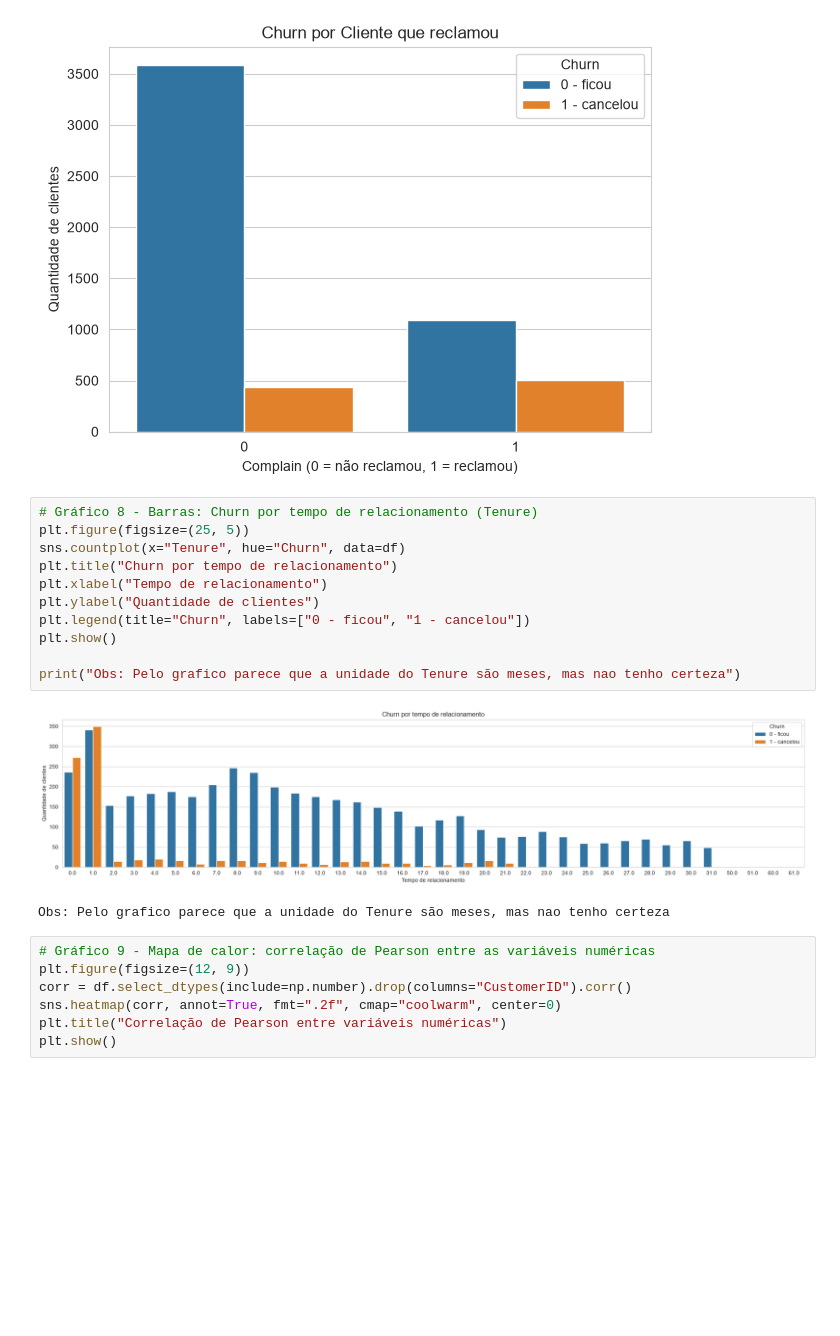
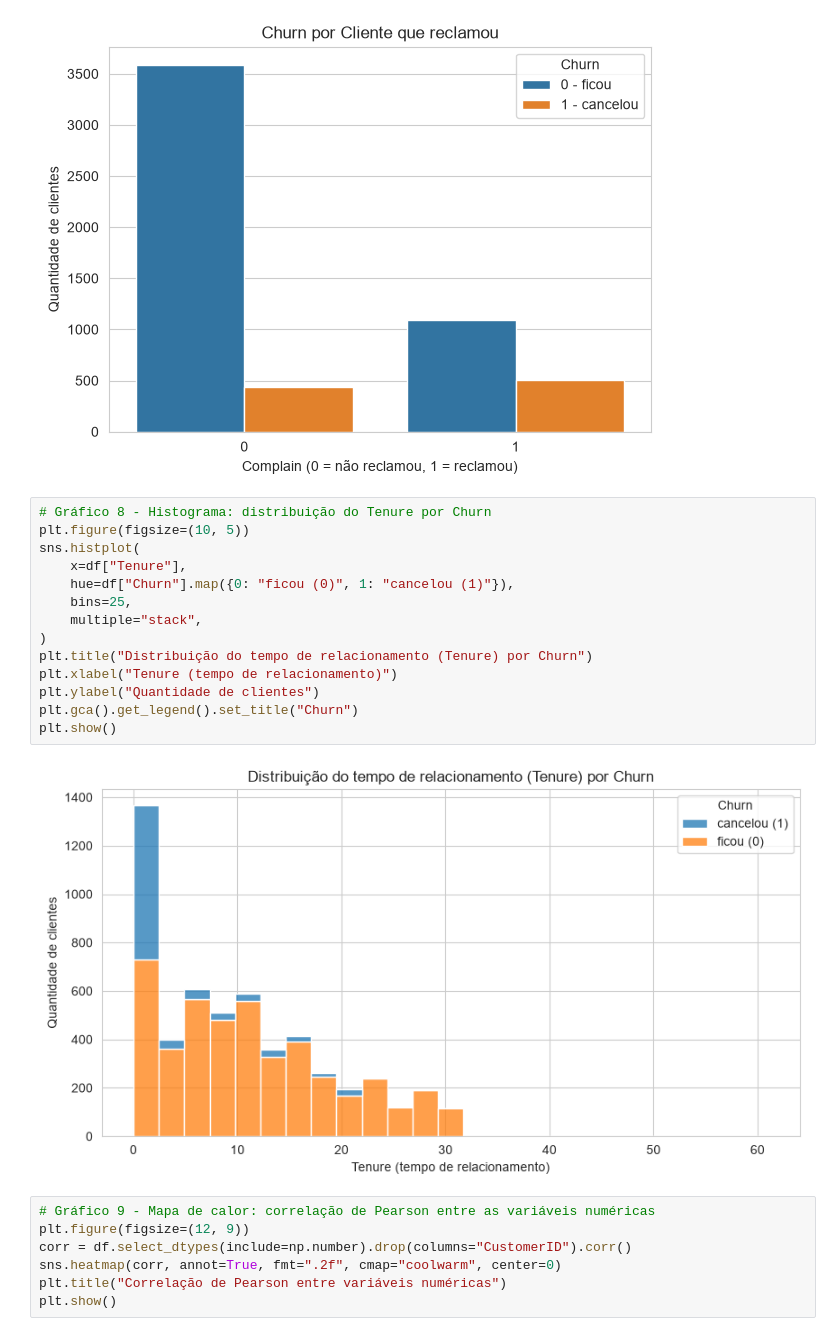
Before and after one commit to henriquetamaki-max/ML_ecommerce_churn, a Jupyter notebook: Henrique_tamaki_churn_ecommerce.ipynb, the cells around one changed output. Cells and saved outputs as stored; diff of their text form; blank space fills up the shorter version.

```diff
--- a/Henrique_tamaki_churn_ecommerce.ipynb
+++ b/Henrique_tamaki_churn_ecommerce.ipynb
@@ -188,19 +208,21 @@ plt.show()
 # %% [output]
 [figure]
 # %%
-# Gráfico 8 - Barras: Churn por tempo de relacionamento (Tenure)
-plt.figure(figsize=(25, 5))
-sns.countplot(x="Tenure", hue="Churn", data=df)
-plt.title("Churn por tempo de relacionamento")
-plt.xlabel("Tempo de relacionamento")
+# Gráfico 8 - Histograma: distribuição do Tenure por Churn
+plt.figure(figsize=(10, 5))
+sns.histplot(
+    x=df["Tenure"],
+    hue=df["Churn"].map({0: "ficou (0)", 1: "cancelou (1)"}),
+    bins=25,
+    multiple="stack",
+)
+plt.title("Distribuição do tempo de relacionamento (Tenure) por Churn")
+plt.xlabel("Tenure (tempo de relacionamento)")
 plt.ylabel("Quantidade de clientes")
-plt.legend(title="Churn", labels=["0 - ficou", "1 - cancelou"])
+plt.gca().get_legend().set_title("Churn")
 plt.show()
-
-print("Obs: Pelo grafico parece que a unidade do Tenure são meses, mas nao tenho certeza")
 # %% [output]
-[figure, old version]
+[figure, new version]
-Obs: Pelo grafico parece que a unidade do Tenure são meses, mas nao tenho certeza
 # %%
 # Gráfico 9 - Mapa de calor: correlação de Pearson entre as variáveis numéricas
 plt.figure(figsize=(12, 9))
```
Also changed, not shown: parts of 37 cells of this notebook.
